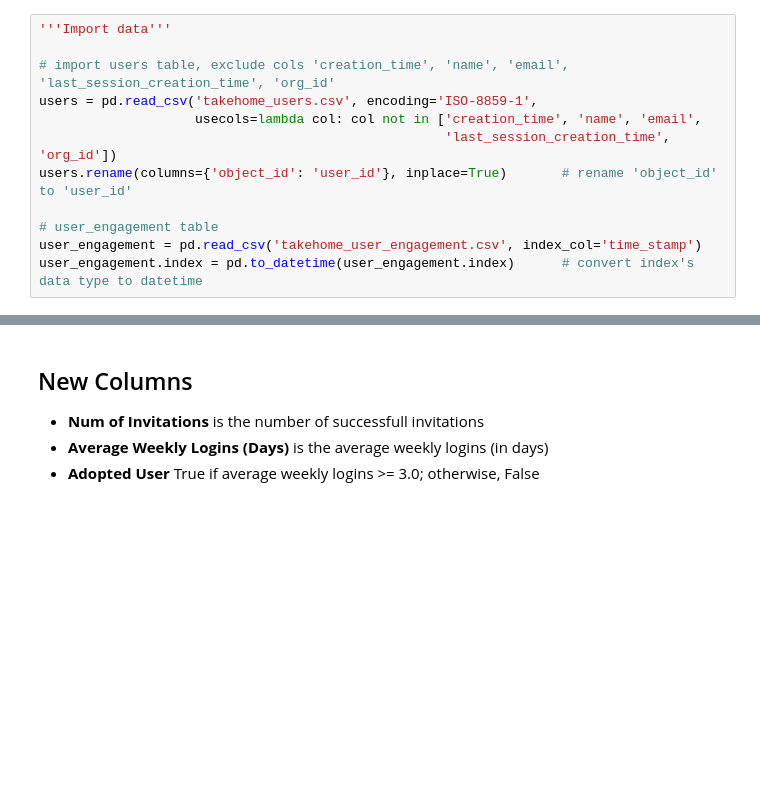
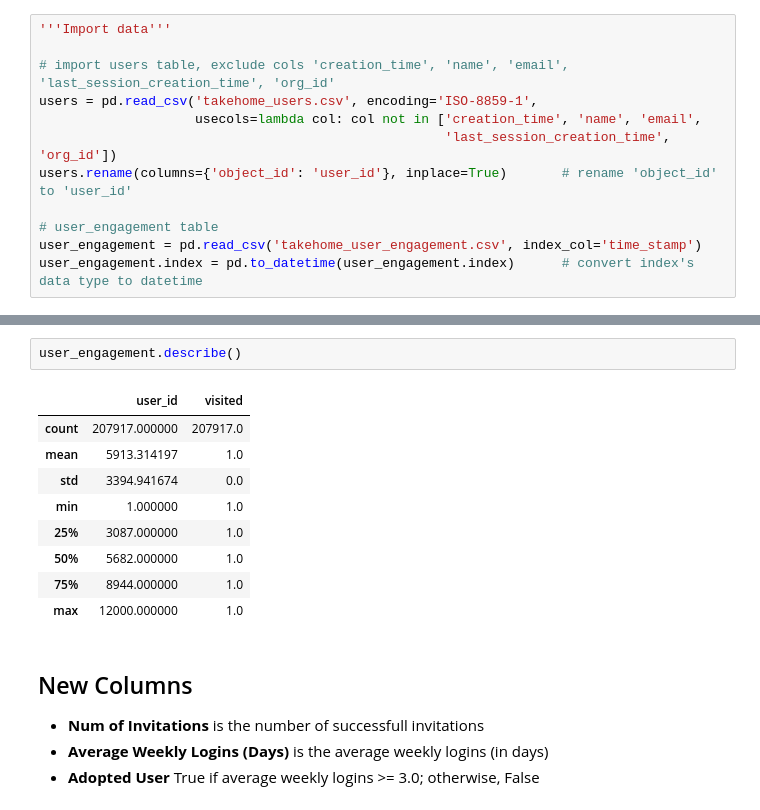
Before and after one commit to nphan20181/relax_data_challenge, a Jupyter notebook: relax_data_challenge.ipynb, the cells around one changed output, grey strips where cells are left out. Drawn from its saved outputs; the diff is of its cells as text; blank space fills up the shorter version.

```diff
--- a/relax_data_challenge.ipynb
+++ b/relax_data_challenge.ipynb
@@ -56,3 +116,15 @@ user_engagement.index = pd.to_datetime(user_engagement.index)      # convert ind
+# %%
+user_engagement.describe()
+# %% [output]
+|  | user_id | visited |
+| count | 207917.000000 | 207917.0 |
+| mean | 5913.314197 | 1.0 |
+| std | 3394.941674 | 0.0 |
+| min | 1.000000 | 1.0 |
+| 25% | 3087.000000 | 1.0 |
+| 50% | 5682.000000 | 1.0 |
+| 75% | 8944.000000 | 1.0 |
+| max | 12000.000000 | 1.0 |
 # %% [markdown]
 ## New Columns
 
```
Also changed, not shown: parts of 18 cells of this notebook.
